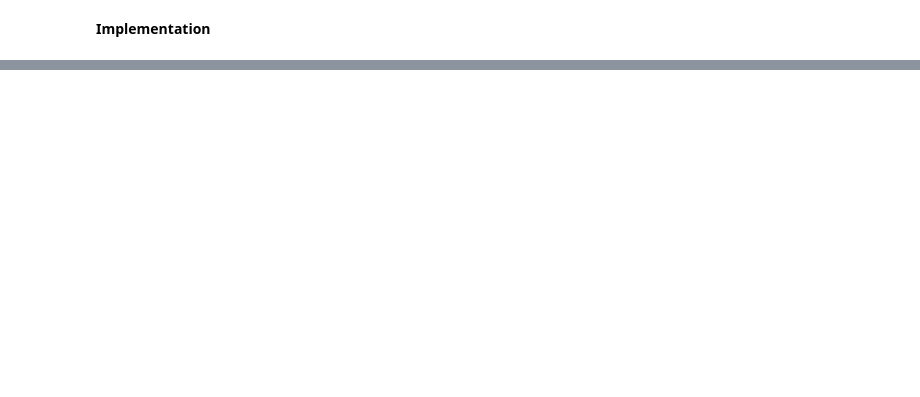
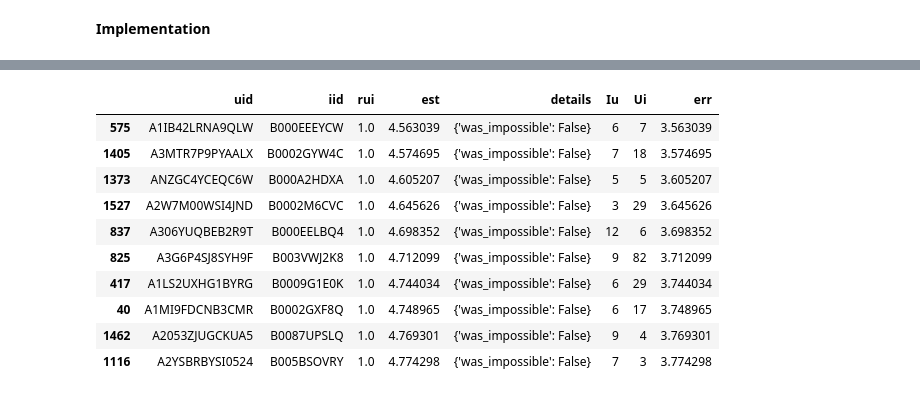
Before and after one commit to yjl0820/Recommender-System-ALS, a Jupyter notebook: Implementation_Platform.ipynb, the cells around one changed output, grey strips where cells are left out. Cells and saved outputs as stored; diff of their text form; code cells hidden in the pictures; blank space fills up the shorter version.

```diff
--- a/Implementation_Platform.ipynb
+++ b/Implementation_Platform.ipynb
@@ -232,0 +331,14 @@ Test time         0.01    0.01    0.01    0.02    0.01    0.02    0.00
+# %%
+worst_predictions.head(10)
+# %% [output]
+|  | uid | iid | rui | est | details | Iu | Ui | err |
+| 575 | A1IB42LRNA9QLW | B000EEEYCW | 1.0 | 4.563039 | {'was_impossible': False} | 6 | 7 | 3.563039 |
+| 1405 | A3MTR7P9PYAALX | B0002GYW4C | 1.0 | 4.574695 | {'was_impossible': False} | 7 | 18 | 3.574695 |
+| 1373 | ANZGC4YCEQC6W | B000A2HDXA | 1.0 | 4.605207 | {'was_impossible': False} | 5 | 5 | 3.605207 |
+| 1527 | A2W7M00WSI4JND | B0002M6CVC | 1.0 | 4.645626 | {'was_impossible': False} | 3 | 29 | 3.645626 |
+| 837 | A306YUQBEB2R9T | B000EELBQ4 | 1.0 | 4.698352 | {'was_impossible': False} | 12 | 6 | 3.698352 |
+| 825 | A3G6P4SJ8SYH9F | B003VWJ2K8 | 1.0 | 4.712099 | {'was_impossible': False} | 9 | 82 | 3.712099 |
+| 417 | A1LS2UXHG1BYRG | B0009G1E0K | 1.0 | 4.744034 | {'was_impossible': False} | 6 | 29 | 3.744034 |
+| 40 | A1MI9FDCNB3CMR | B0002GXF8Q | 1.0 | 4.748965 | {'was_impossible': False} | 6 | 17 | 3.748965 |
+| 1462 | A2053ZJUGCKUA5 | B0087UPSLQ | 1.0 | 4.769301 | {'was_impossible': False} | 9 | 4 | 3.769301 |
+| 1116 | A2YSBRBYSI0524 | B005BSOVRY | 1.0 | 4.774298 | {'was_impossible': False} | 7 | 3 | 3.774298 |
```
Also changed, not shown: parts of 14 cells of this notebook.
